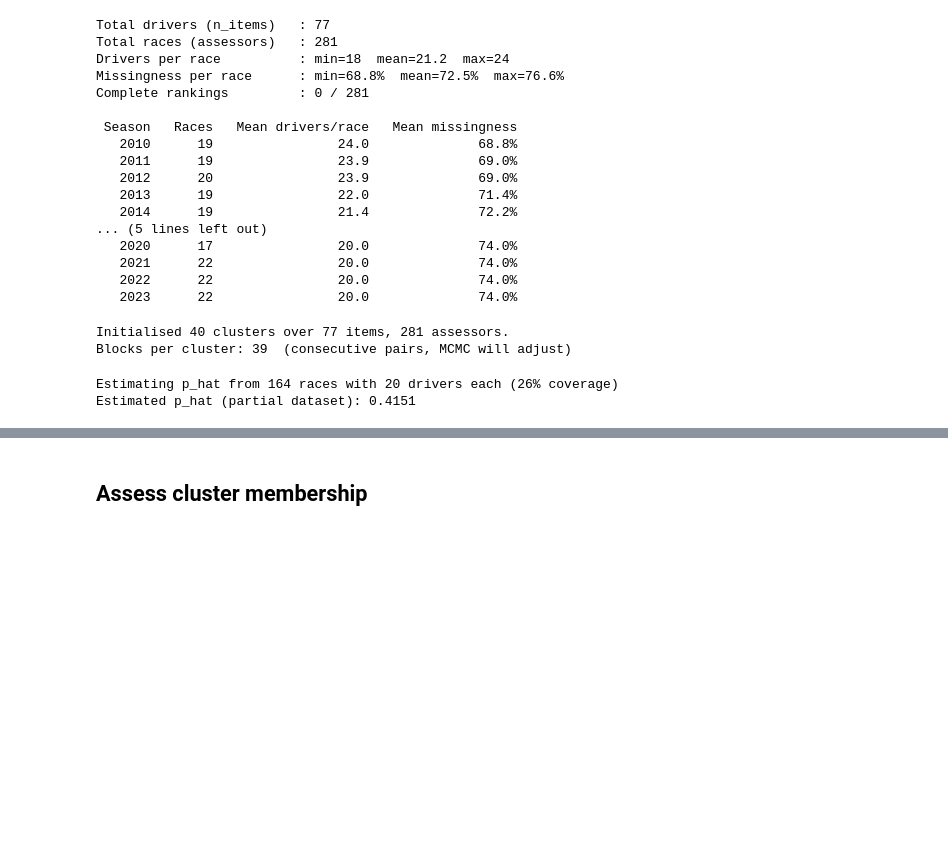
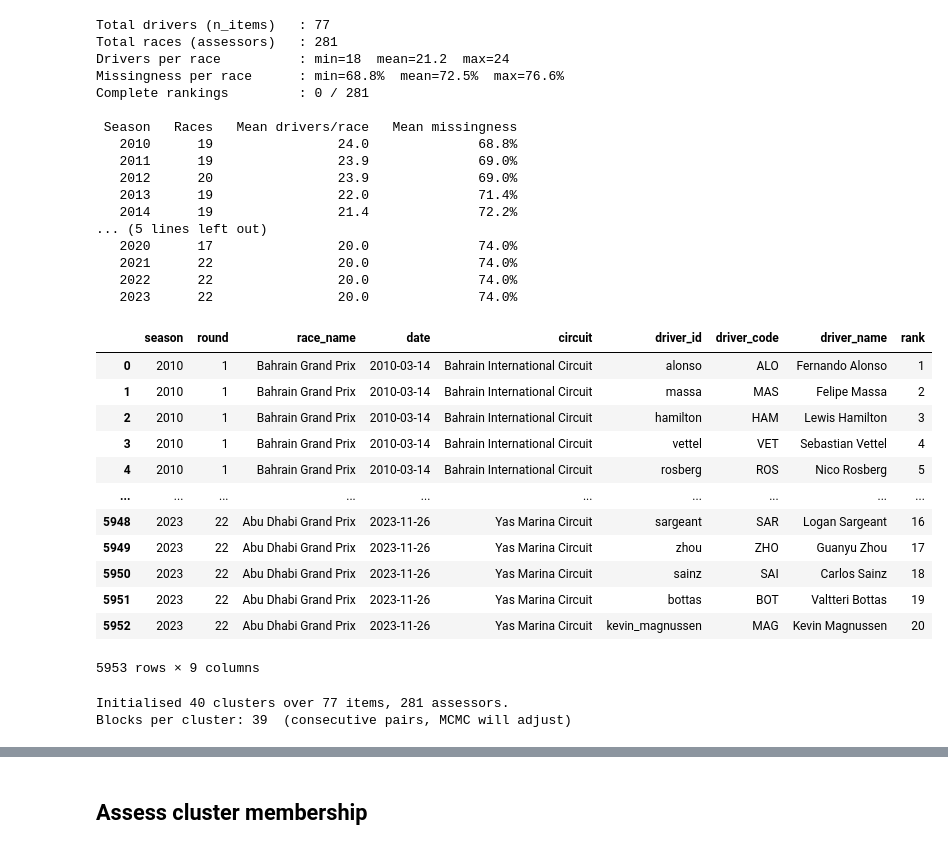
Before and after one commit to jonanord-gd/TiedBayesMallows, a Jupyter notebook: Formula_1.ipynb, the cells around one changed output, grey strips where cells are left out. Drawn from its saved outputs; the diff is of its cells as text; code cells hidden in the pictures; blank space fills up the shorter version.

```diff
--- a/Formula_1.ipynb
+++ b/Formula_1.ipynb
@@ -495,6 +495,22 @@ Complete rankings         : 0 / 281
    2021      22                20.0              74.0%
    2022      22                20.0              74.0%
    2023      22                20.0              74.0%
+# %%
+rankings_full
+# %% [output]
+|  | season | round | race_name | date | circuit | driver_id | driver_code | driver_name | rank |
+| 0 | 2010 | 1 | Bahrain Grand Prix | 2010-03-14 | Bahrain International Circuit | alonso | ALO | Fernando Alonso | 1 |
+| 1 | 2010 | 1 | Bahrain Grand Prix | 2010-03-14 | Bahrain International Circuit | massa | MAS | Felipe Massa | 2 |
+| 2 | 2010 | 1 | Bahrain Grand Prix | 2010-03-14 | Bahrain International Circuit | hamilton | HAM | Lewis Hamilton | 3 |
+| 3 | 2010 | 1 | Bahrain Grand Prix | 2010-03-14 | Bahrain International Circuit | vettel | VET | Sebastian Vettel | 4 |
+| 4 | 2010 | 1 | Bahrain Grand Prix | 2010-03-14 | Bahrain International Circuit | rosberg | ROS | Nico Rosberg | 5 |
+| ... | ... | ... | ... | ... | ... | ... | ... | ... | ... |
+| 5948 | 2023 | 22 | Abu Dhabi Grand Prix | 2023-11-26 | Yas Marina Circuit | sargeant | SAR | Logan Sargeant | 16 |
+| 5949 | 2023 | 22 | Abu Dhabi Grand Prix | 2023-11-26 | Yas Marina Circuit | zhou | ZHO | Guanyu Zhou | 17 |
+| 5950 | 2023 | 22 | Abu Dhabi Grand Prix | 2023-11-26 | Yas Marina Circuit | sainz | SAI | Carlos Sainz | 18 |
+| 5951 | 2023 | 22 | Abu Dhabi Grand Prix | 2023-11-26 | Yas Marina Circuit | bottas | BOT | Valtteri Bottas | 19 |
+| 5952 | 2023 | 22 | Abu Dhabi Grand Prix | 2023-11-26 | Yas Marina Circuit | kevin_magnussen | MAG | Kevin Magnussen | 20 |
+5953 rows × 9 columns
 # %%
 import random as _random
 
@@ -536,38 +552,4 @@ print(f"Blocks per cluster: {len(_blocks)}  "
 # %% [output]
 Initialised 40 clusters over 77 items, 281 assessors.
 Blocks per cluster: 39  (consecutive pairs, MCMC will adjust)
-# %%
-# ── Estimate tie-penalty for the full partial dataset ────────────────────────
-# estimate_p_multicluster requires equal-length rankings (it calls np.asarray).
-# Strategy: use only the races whose observed field is largest (most common
-# length) as a representative sample.  Fall back to the p_hat already computed
-# from the consistent-subset analysis if no qualifying races exist.
-p_hat = 0.5
-
-_most_common_len = int(pd.Series(lengths).value_counts().idxmax())
-_full_mask = [i for i, l in enumerate(lengths) if l == _most_common_len]
-print(f"Estimating p_hat from {len(_full_mask)} races "
-      f"with {_most_common_len} drivers each "
-      f"({_most_common_len / n_items_partial:.0%} coverage)")
-
-if len(_full_mask) >= 2:
-    _sub_rl = [partial_rankings[i] for i in _full_mask]
-    _sub_z  = [z_partial_init[i] % C_partial for i in _full_mask]
-    p_est_partial = estimate_p_multicluster(
-        rankings=_sub_rl,
-        cluster_assignments=_sub_z,
-        delta=delta_partial,
-        lam=1.0,
-        n_mc_pi1=5000,
-        grid_size=1000,
-    )
-    p_hat_partial = p_est_partial["p_hat_global"]
-    print(f"Estimated p_hat (partial dataset): {p_hat_partial:.4f}")
-else:
-    # Reuse p_hat from the consistent-subset analysis above
-    p_hat_partial = p_hat
-    print(f"Using p_hat from consistent-subset analysis: {p_hat_partial:.4f}")
-# %% [output]
-Estimating p_hat from 164 races with 20 drivers each (26% coverage)
-Estimated p_hat (partial dataset): 0.4151
 # %%
```
Also changed, not shown: parts of 12 cells of this notebook, 29 other files.
